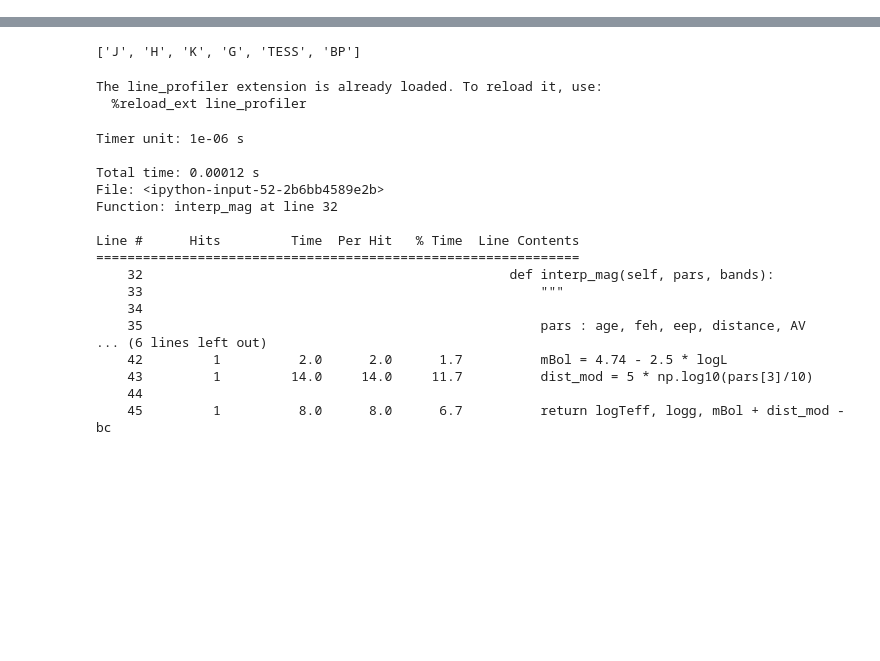
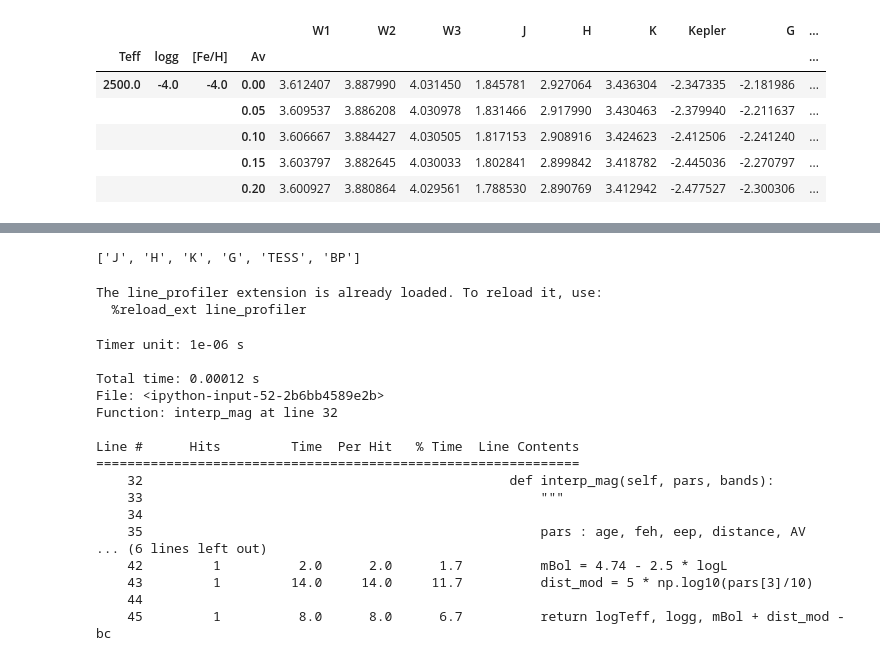
Before and after one commit to timothydmorton/isochrones, a Jupyter notebook: notebooks/BC-explore.ipynb, the cells around one changed output, grey strips where cells are left out. Saved outputs shown, nothing was run; the diff lists cells and outputs as text; code cells hidden in the pictures; blank space fills up the shorter version.

```diff
--- a/notebooks/BC-explore.ipynb
+++ b/notebooks/BC-explore.ipynb
@@ -6,18 +6,20 @@ mist = get_ichrone('mist')
 import pandas as pd
 import os
 import glob
+import tarfile
 
 from isochrones.config import ISOCHRONES
+from isochrones.utils import download_file
 from isochrones.interp import DFInterpolator
 
 class BolometricCorrectionGrid(object):
 
     index_cols = ('Teff', 'logg', '[Fe/H]', 'Av', 'Rv')
-
     name = None
 
-    def __init__(self, bands):
-        self.bands = bands
+    def __init__(self, bands=None):
+
+        self.bands = bands if bands is not None else list(self.default_bands)
 
         self._band_map = None
         self._phot_systems = None
@@ -73,12 +75,40 @@ class BolometricCorrectionGrid(object):
     def get_hdf_filename(self, phot):
         return os.path.join(self.directory, '{}.h5'.format(phot))
 
+    def phot_tarball_url(self, phot):
+        url = 'http://waps.cfa.harvard.edu/MIST/BC_tables/{}.txz'.format(phot)
+        return url
+
+    def phot_tarball_file(self, phot):
+        return os.path.join(self.directory, '{}.txz'.format(phot))
+
+    def download_phot_tarball(self, phot, **kwargs):
+        if not os.path.exists(self.directory):
+            os.makedirs(self.directory)
+        phot_tarball = self.phot_tarball_file(phot)
+        if not os.path.exists(phot_tarball):
+            url = self.phot_tarball_url(phot)
+            logging.info('Downloading {}...'.format(url))
+            download_file(url, phot_tarball)
+
+    def extract_phot_tarball(self, phot, **kwargs):
+        phot_tarball = self.phot_tarball_file(phot)
+        if not os.path.exists(phot_tarball):
+            self.download_phot_tarball(phot, **kwargs)
+
+        with tarfile.open(phot_tarball) as tar:
+            logging.info('Extracting {}.txz...'.format(phot))
+            tar.extractall(self.directory)
+
     def get_df(self):  #TODO: add file downloads
         df_all = pd.DataFrame()
         for phot in self.phot_systems:
             hdf_filename = self.get_hdf_filename(phot)
             if not os.path.exists(hdf_filename):
                 filenames = glob.glob(os.path.join(self.directory, '*.{}'.format(phot)))
+                if not filenames:
+                    self.extract_phot_tarball(phot)
+                    filenames = glob.glob(os.path.join(self.directory, '*.{}'.format(phot)))
                 df = pd.concat([self.parse_table(f) for f in filenames]).sort_index()
                 df.to_hdf(hdf_filename, 'df')
             df = pd.read_hdf(hdf_filename)
@@ -132,6 +162,8 @@ class MISTBolometricCorrectionGrid(BolometricCorrectionGrid):
                   UKIDSS=['UKIDSS_Z', 'UKIDSS_Y', 'UKIDSS_J',
                             'UKIDSS_H', 'UKIDSS_K'],
                   SDSS=['SDSS_u', 'SDSS_g', 'SDSS_r', 'SDSS_i', 'SDSS_z'])
+
+    default_bands = ('J', 'H', 'K', 'G', 'BP', 'RP', 'W1', 'W2', 'W3', 'TESS', 'Kepler')
 
     def get_df(self, *args, **kwargs):
         df = super().get_df(*args, **kwargs)
@@ -194,6 +226,18 @@ class MISTBolometricCorrectionGrid(BolometricCorrectionGrid):
             if phot is None:
                 raise ValueError('MIST grids cannot resolve band {}!'.format(b))
         return phot, band
+# %%
+bc = MISTBolometricCorrectionGrid()
+# %%
+bc.df.head()
+# %% [output]
+|  |  |  |  | W1 | W2 | W3 | J | H | K | Kepler | G | ... |
+| Teff | logg | [Fe/H] | Av |  |  |  |  |  |  |  |  | ... |
+| 2500.0 | -4.0 | -4.0 | 0.00 | 3.612407 | 3.887990 | 4.031450 | 1.845781 | 2.927064 | 3.436304 | -2.347335 | -2.181986 | ... |
+|  |  |  | 0.05 | 3.609537 | 3.886208 | 4.030978 | 1.831466 | 2.917990 | 3.430463 | -2.379940 | -2.211637 | ... |
+|  |  |  | 0.10 | 3.606667 | 3.884427 | 4.030505 | 1.817153 | 2.908916 | 3.424623 | -2.412506 | -2.241240 | ... |
+|  |  |  | 0.15 | 3.603797 | 3.882645 | 4.030033 | 1.802841 | 2.899842 | 3.418782 | -2.445036 | -2.270797 | ... |
+|  |  |  | 0.20 | 3.600927 | 3.880864 | 4.029561 | 1.788530 | 2.890769 | 3.412942 | -2.477527 | -2.300306 | ... |
 # %%
 import os
 import re
```
Also changed, not shown: parts of 55 cells of this notebook, 1 other file.
